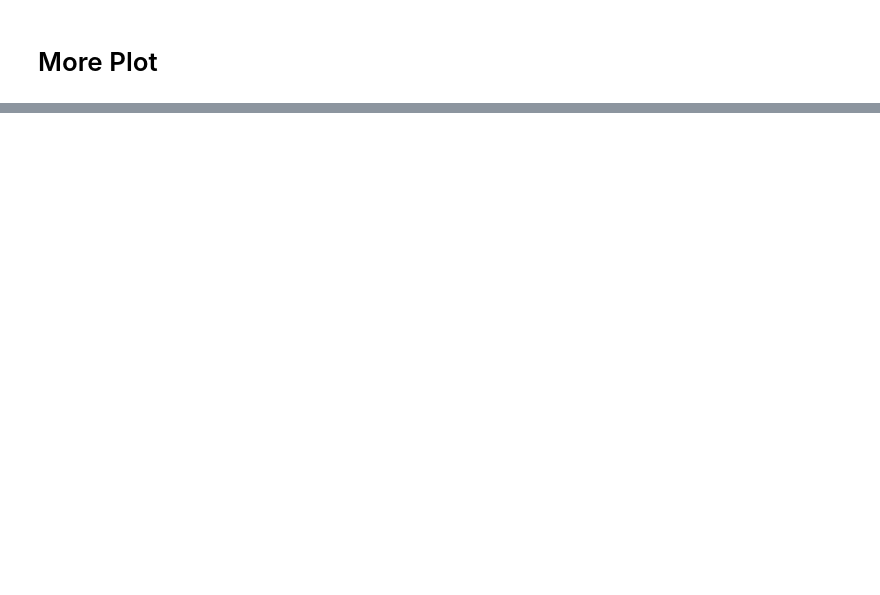
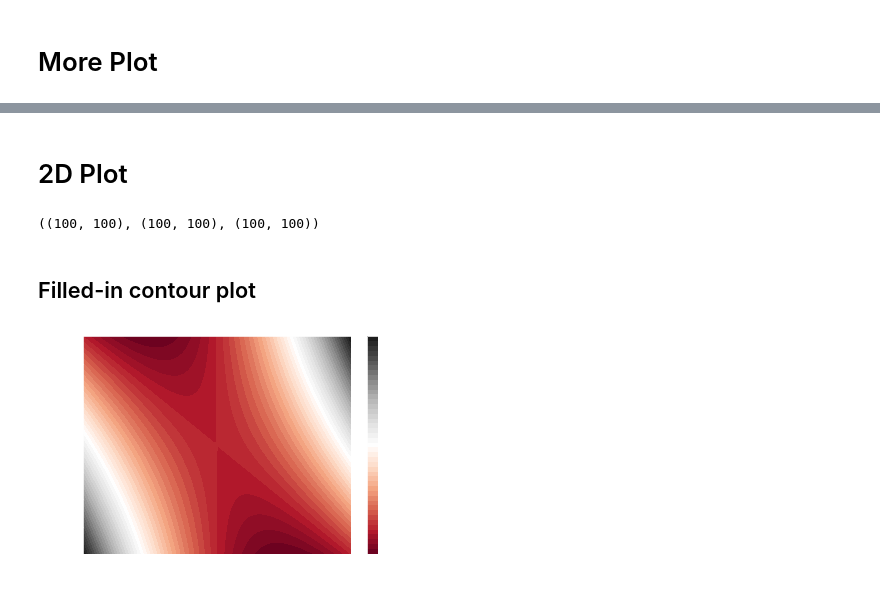
Before and after one commit to White-On/MAPSI_TME_2022, a Jupyter notebook: PlotCollection.ipynb, the cells around one changed output, grey strips where cells are left out. Drawn from its saved outputs; the diff is of its cells as text; code cells hidden in the pictures; blank space fills up the shorter version.

```diff
--- a/PlotCollection.ipynb
+++ b/PlotCollection.ipynb
@@ -197,0 +207,17 @@ plt.show()
+# %% [markdown]
+# 2D Plot
+# %%
+_ = np.linspace(-1, 1 , 100)
+x, y = np.meshgrid(_, _)
+z = x**2 + y*x
+x.shape, y.shape, z.shape
+# %% [output]
+((100, 100), (100, 100), (100, 100))
+# %% [markdown]
+## Filled-in contour plot
+# %%
+plt.contourf(x, y, z, 20, cmap='RdGy', levels = 50) # level permet de définir le nombre de précision et de couleurs
+plt.colorbar(label=('$z$'))
+plt.show()
+# %% [output]
+[figure, added]
```
Also changed, not shown: parts of 17 cells of this notebook, 1 other file.
